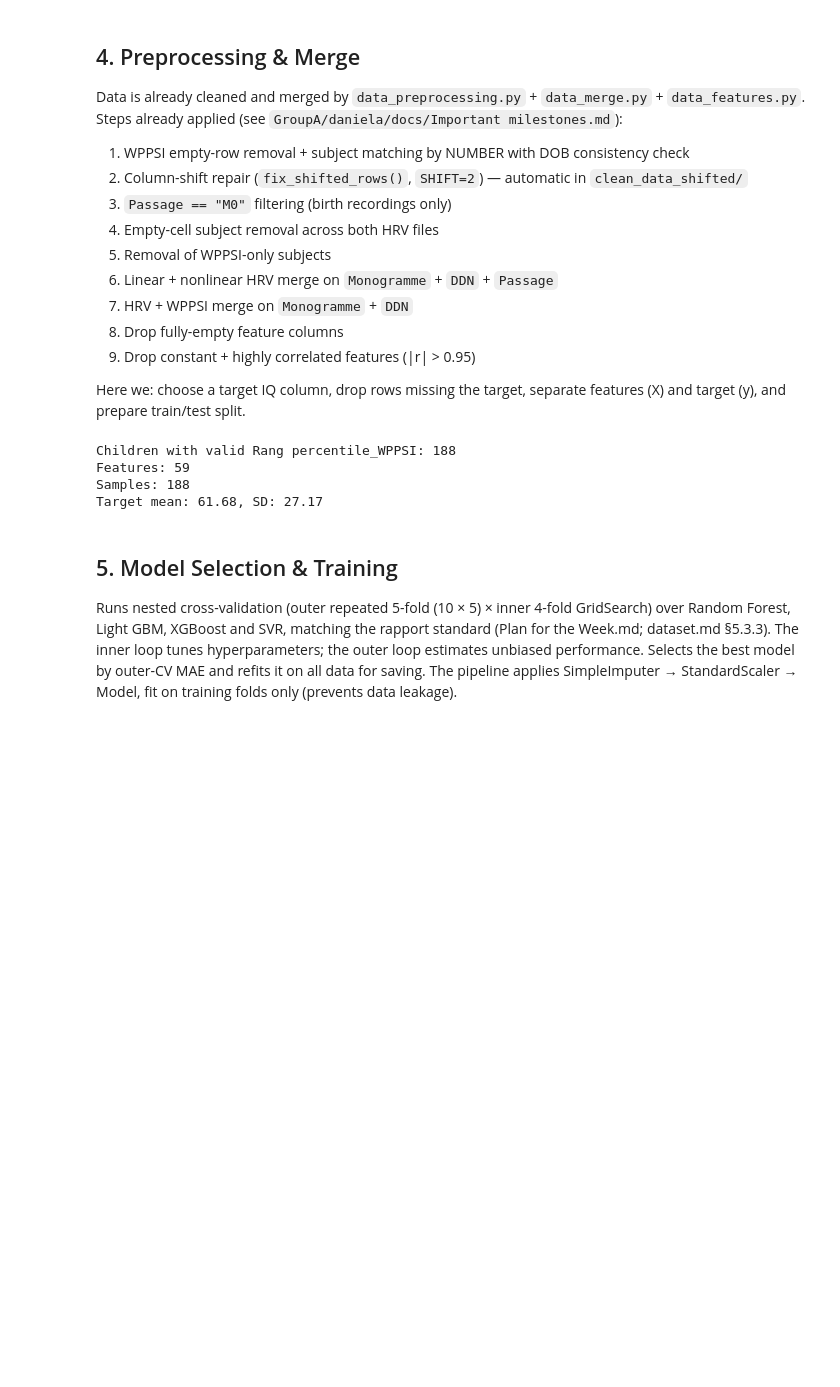
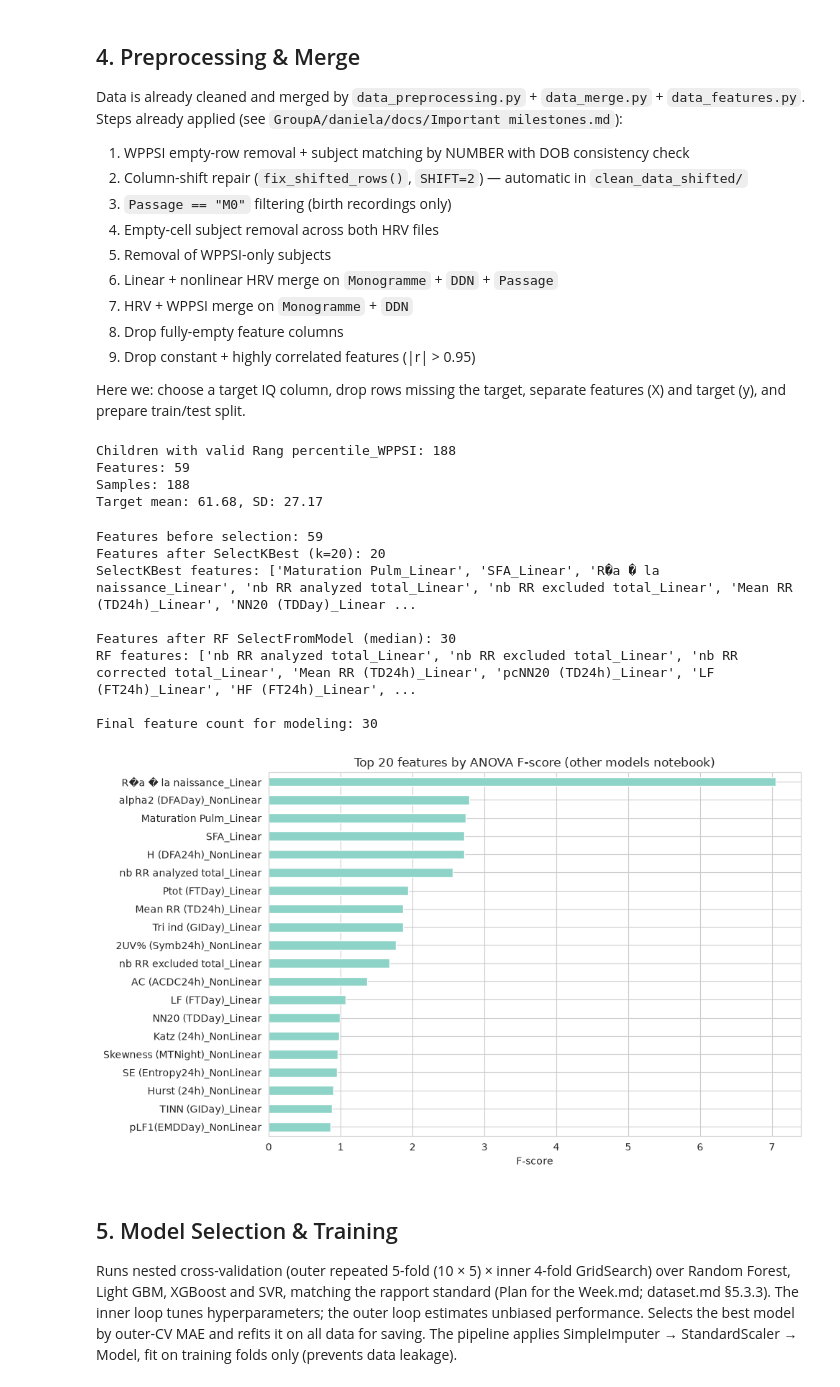
Before and after one commit to 1p0tato1/FSIQ-from-ECG, a Jupyter notebook: GroupA/daniela/otherModels.ipynb, the cells around one changed output. Drawn from its saved outputs; the diff is of its cells as text; code cells hidden in the pictures; blank space fills up the shorter version.

```diff
--- a/GroupA/daniela/otherModels.ipynb
+++ b/GroupA/daniela/otherModels.ipynb
@@ -230,6 +230,70 @@ Children with valid Rang percentile_WPPSI: 188
 Features: 59
 Samples: 188
 Target mean: 61.68, SD: 27.17
+# %%
+# --------------------------------------------------------------
+# 4d. Feature selection — filter (ANOVA F) + embedded (Random Forest)
+# --------------------------------------------------------------
+
+from sklearn.feature_selection import SelectKBest, f_regression, SelectFromModel
+from sklearn.ensemble import RandomForestRegressor
+
+# Impute missing values for feature selection (SelectKBest/RandomForest do not accept NaN)
+X_imp = SimpleImputer(strategy="mean").fit_transform(X)
+
+# Filter step: keep top-k features by ANOVA F-value
+k = min(20, X.shape[1])
+selector = SelectKBest(score_func=f_regression, k=k)
+X_kbest = selector.fit_transform(X_imp, y)
+kbest_mask = selector.get_support()
+kbest_features = [f for f, m in zip(feature_cols, kbest_mask) if m]
+
+print(f"Features before selection: {X.shape[1]}")
+print(f"Features after SelectKBest (k={k}): {X_kbest.shape[1]}")
+print(f"SelectKBest features: {kbest_features}")
+
+# Embedded step: Random Forest feature importance
+rf_sel = SelectFromModel(
+    RandomForestRegressor(n_estimators=200, random_state=42, n_jobs=-1),
+    threshold="median",
+)
+rf_sel.fit(X_imp, y)
+rf_mask = rf_sel.get_support()
+rf_features = [f for f, m in zip(feature_cols, rf_mask) if m]
+
+print(f"\nFeatures after RF SelectFromModel (median): {rf_mask.sum()}")
+print(f"RF features: {rf_features}")
+
+# Use RF-selected features if any; else fall back to SelectKBest
+if rf_mask.sum() > 0:
+    feature_cols_sel = rf_features
+else:
+    feature_cols_sel = kbest_features
+
+X = X[feature_cols_sel].copy()
+print(f"\nFinal feature count for modeling: {X.shape[1]}")
+
+# Plot top SelectKBest scores
+scores = pd.Series(
+    selector.scores_[kbest_mask],
+    index=kbest_features,
+).sort_values(ascending=False)
+ax = scores.plot(kind="barh", figsize=(10, 6))
+ax.invert_yaxis()
+plt.title(f"Top {k} features by ANOVA F-score (other models notebook)")
+plt.xlabel("F-score")
+plt.tight_layout()
+plt.show()
+# %% [output]
+Features before selection: 59
+Features after SelectKBest (k=20): 20
+SelectKBest features: ['Maturation Pulm_Linear', 'SFA_Linear', 'R�a � la naissance_Linear', 'nb RR analyzed total_Linear', 'nb RR excluded total_Linear', 'Mean RR (TD24h)_Linear', 'NN20 (TDDay)_Linear ...
+
+Features after RF SelectFromModel (median): 30
+RF features: ['nb RR analyzed total_Linear', 'nb RR excluded total_Linear', 'nb RR corrected total_Linear', 'Mean RR (TD24h)_Linear', 'pcNN20 (TD24h)_Linear', 'LF (FT24h)_Linear', 'HF (FT24h)_Linear', ...
+
+Final feature count for modeling: 30
+[figure, added]
 # %% [markdown]
 ## 5. Model Selection & Training
 
```
Also changed, not shown: parts of 3 cells of this notebook, 3 other files.
